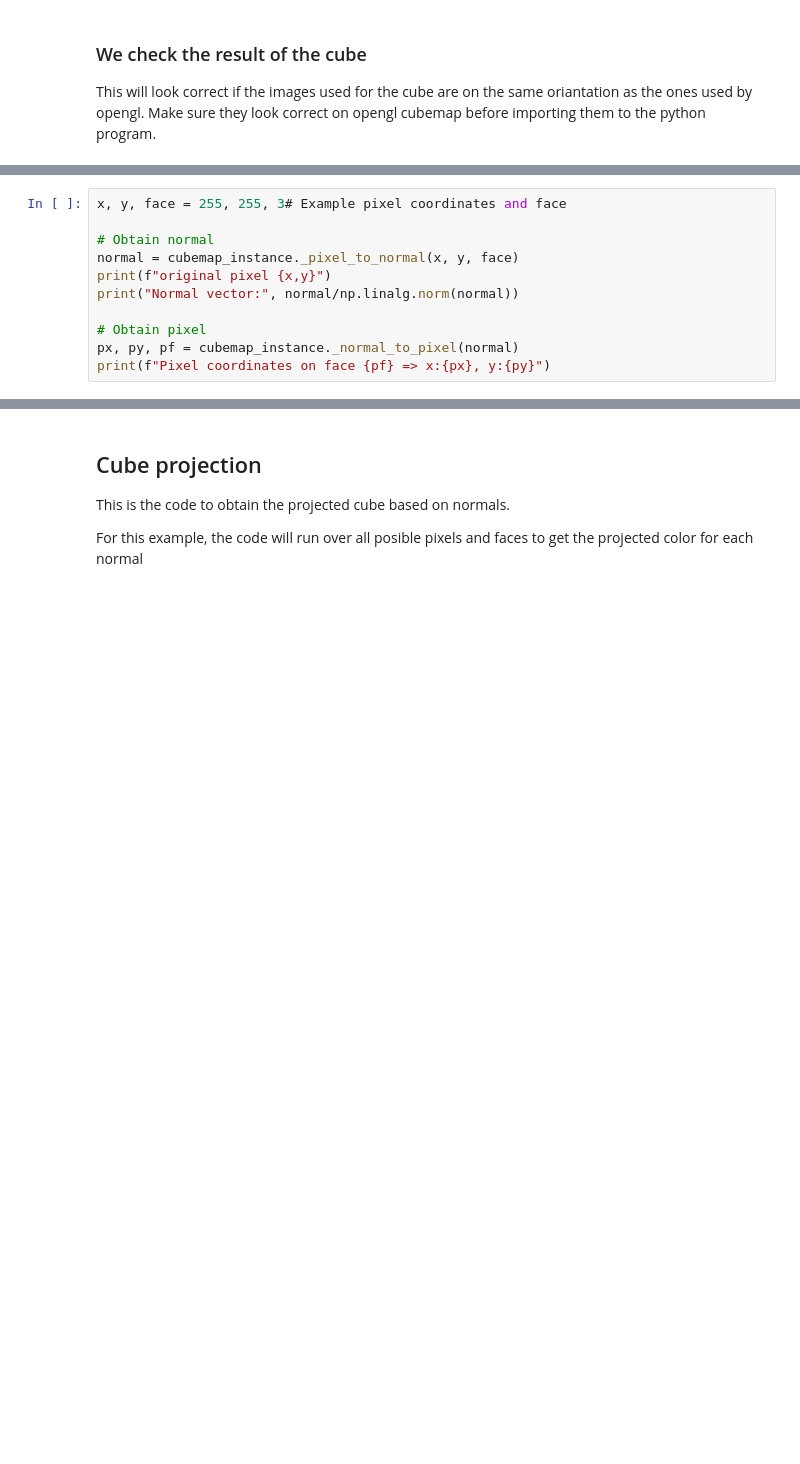
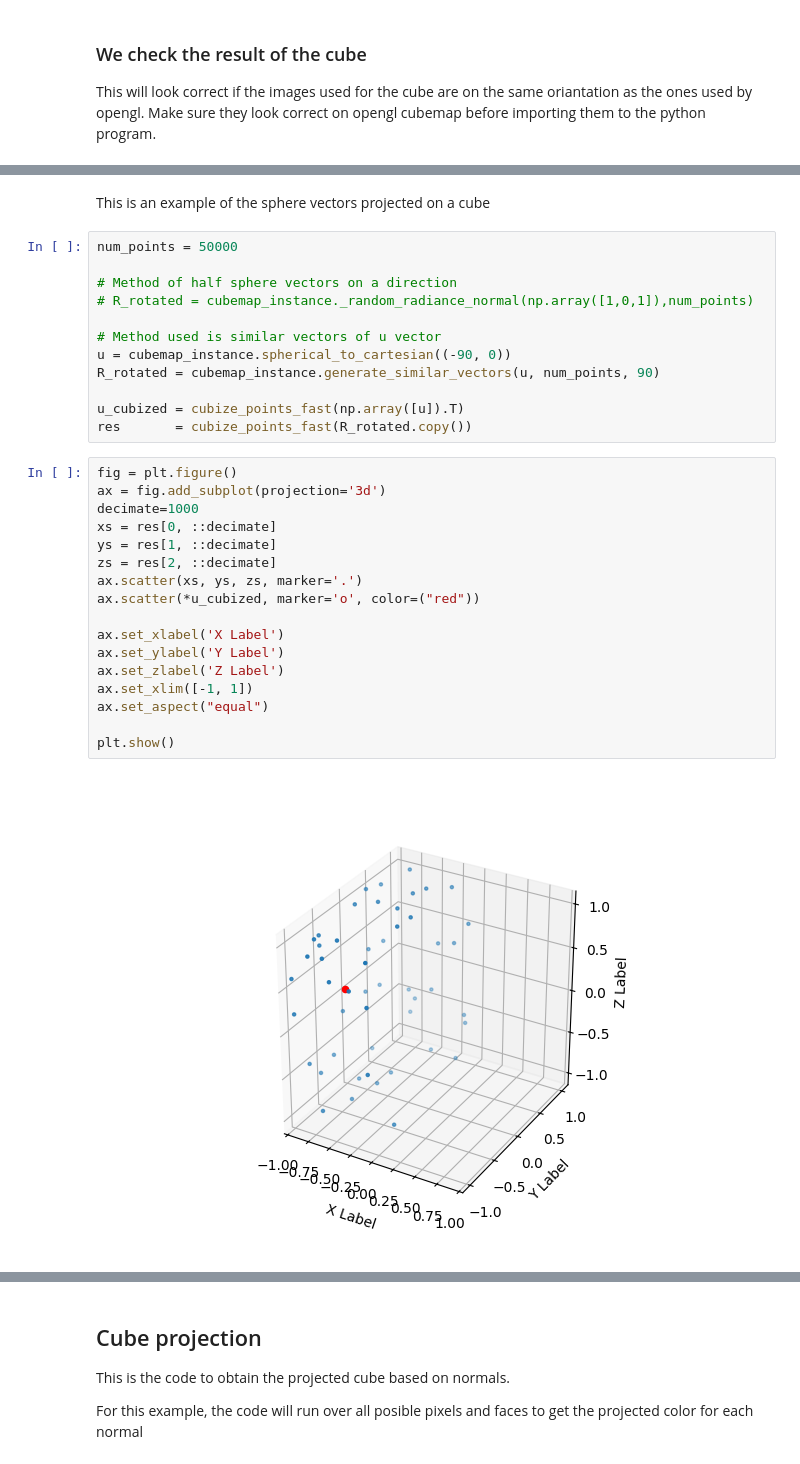
Before and after one commit to carlesmatoses/diffuse-specular-radiance-map, a Jupyter notebook: diffuse_map.ipynb, the cells around one changed output, grey strips where cells are left out. Cells and saved outputs as stored; diff of their text form; blank space fills up the shorter version.

```diff
--- a/diffuse_map.ipynb
+++ b/diffuse_map.ipynb
@@ -298,11 +358,0 @@ We now are capable of obtaining the normals that represent the pixels of the cub
-# %%
-x, y, face = 255, 255, 3# Example pixel coordinates and face
-
-# Obtain normal
-normal = cubemap_instance._pixel_to_normal(x, y, face)
-print(f"original pixel {x,y}")
-print("Normal vector:", normal/np.linalg.norm(normal))
-
-# Obtain pixel
-px, py, pf = cubemap_instance._normal_to_pixel(normal)
-print(f"Pixel coordinates on face {pf} => x:{px}, y:{py}")
@@ -319,0 +609,33 @@ We can generate the hemisphere vectors on random distribution on one direction a
+# %% [markdown]
+This is an example of the sphere vectors projected on a cube
+# %%
+num_points = 50000
+
+# Method of half sphere vectors on a direction
+# R_rotated = cubemap_instance._random_radiance_normal(np.array([1,0,1]),num_points)
+
+# Method used is similar vectors of u vector
+u = cubemap_instance.spherical_to_cartesian((-90, 0))
+R_rotated = cubemap_instance.generate_similar_vectors(u, num_points, 90)
+
+u_cubized = cubize_points_fast(np.array([u]).T)
+res       = cubize_points_fast(R_rotated.copy())
+# %%
+fig = plt.figure()
+ax = fig.add_subplot(projection='3d')
+decimate=1000
+xs = res[0, ::decimate]
+ys = res[1, ::decimate]
+zs = res[2, ::decimate]
+ax.scatter(xs, ys, zs, marker='.')
+ax.scatter(*u_cubized, marker='o', color=("red"))
+
+ax.set_xlabel('X Label')
+ax.set_ylabel('Y Label')
+ax.set_zlabel('Z Label')
+ax.set_xlim([-1, 1])
+ax.set_aspect("equal")
+
+plt.show()
+# %% [output]
+[figure, added]
```
Also changed, not shown: parts of 46 cells of this notebook, 7 other files.
